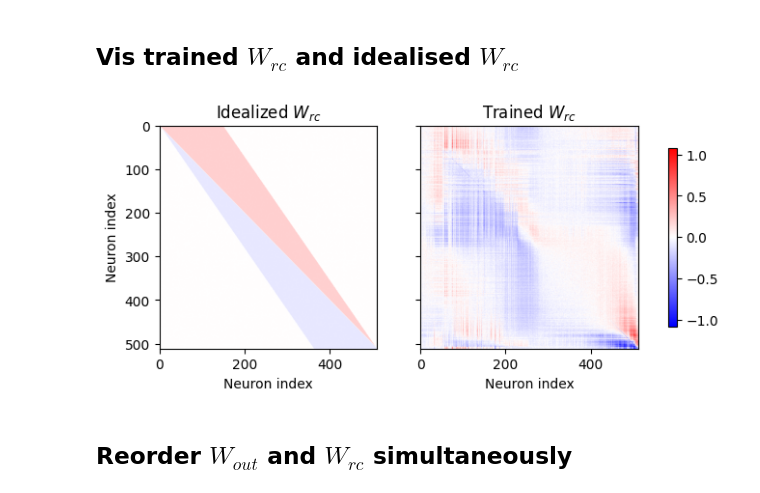
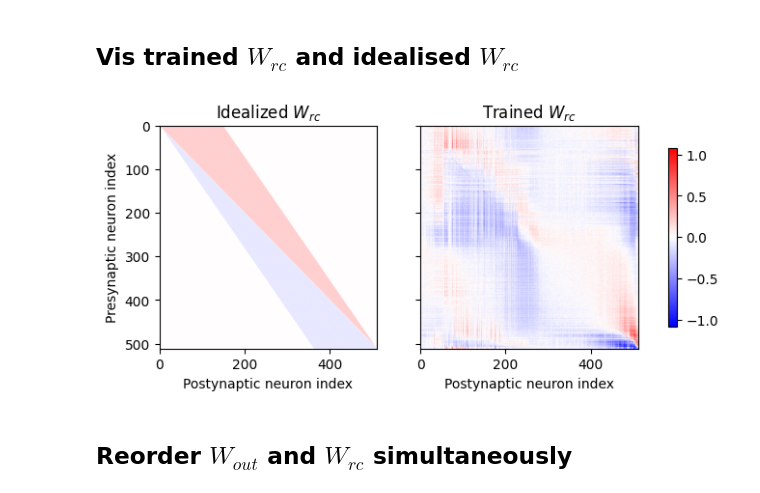
Before and after one commit to qrsyu/STCell, a Jupyter notebook: code/theory_exp/sanity_check.ipynb, the cells around one changed output. Saved outputs shown, nothing was run; the diff lists cells and outputs as text; code cells hidden in the pictures.

```diff
--- a/code/theory_exp/sanity_check.ipynb
+++ b/code/theory_exp/sanity_check.ipynb
@@ -91,36 +91,36 @@ Wrc_trained = model_dict['recurrent_layers.0.leaky_layer.linear_layer.weight'].c
 # %%
 Wrc_reord = Wrc_trained[:, indices][indices]
 
 # Create a recurrent weight matrix
 Wrc = np.zeros((N,N))
 Delta, gain, loss = 150, 0.2, -0.1
 # Set up limits for each row
 limits1 = np.linspace(Delta, 0, N, dtype=int)
 limits2 = np.linspace(0, Delta, N, dtype=int)
 for i in range(N):
     for j in range(N):
         if j > i and j < (i + limits1[i]):
             Wrc[i,j] = gain
         if j < i and j > (i - limits2[i]):
             Wrc[i,j] = loss
 
 # Plot the Wrc matrix
 from matplotlib import pyplot as plt
 fig, axes = plt.subplots(1, 2, figsize=(8, 3), sharey=True)
 vmin = min(Wrc.min(), Wrc_reord.T.min())
 vmax = max(Wrc.max(), Wrc_reord.T.max())
 abs = min(np.abs(vmin), np.abs(vmax))
 im = axes[0].imshow(Wrc, cmap='bwr', vmin=-abs, vmax=abs, aspect='auto')
 axes[1].imshow(Wrc_reord.T, cmap='bwr', vmin=-abs, vmax=abs, aspect='auto')
-axes[0].set_xlabel('Neuron index')
-axes[0].set_ylabel('Neuron index')
-axes[1].set_xlabel('Neuron index')
+axes[0].set_xlabel('Postynaptic neuron index')
+axes[0].set_ylabel('Presynaptic neuron index')
+axes[1].set_xlabel('Postynaptic neuron index')
 axes[0].set_title(r'Idealized $W_{rc}$')
 axes[1].set_title(r'Trained $W_{rc}$')
 fig.colorbar(im, ax=axes, shrink=0.8)
 plt.savefig('Wrc_comparison.png', dpi=500, bbox_inches='tight', transparent=False)
 # %% [output]
-[figure, old version]
+[figure, new version]
 # %% [markdown]
 ## Reorder $W_{out}$ and $W_{rc}$ simultaneously
 # %%
```
Also changed, not shown: 3 other files.
